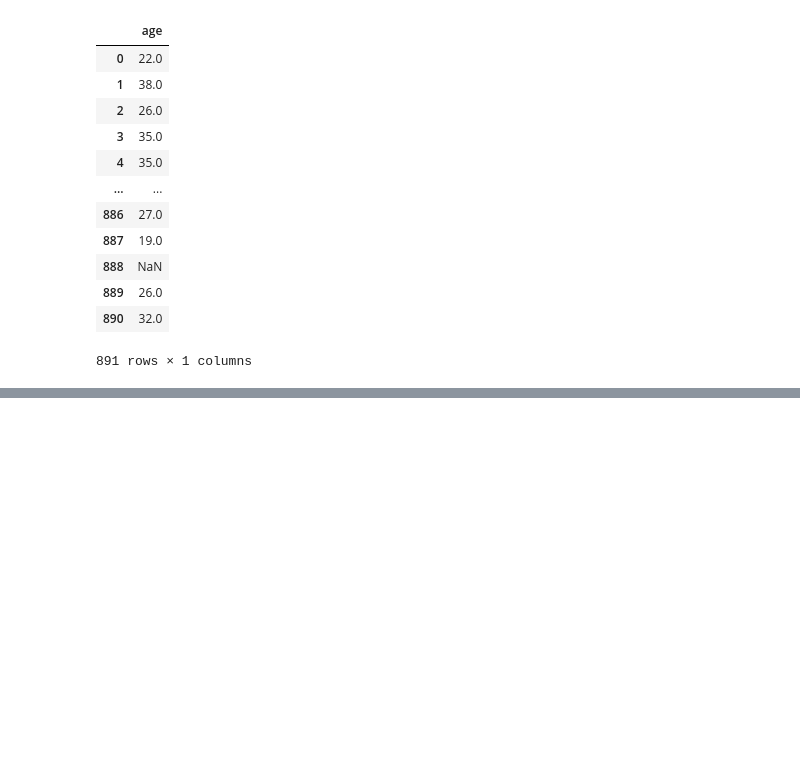
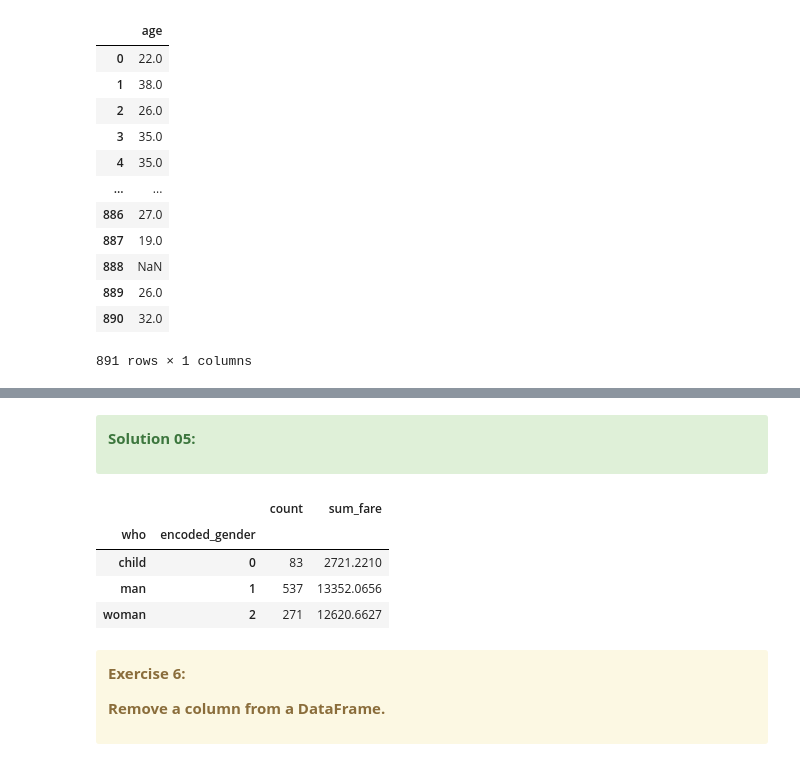
Before and after one commit to aziart/pandas-exercises, a Jupyter notebook: 12 - w3exercises/09 - Pandas Practice Sets/09 - 02 Mastering Pandas 100 Exercises.ipynb, the cells around one changed output, grey strips where cells are left out. Cells and saved outputs as stored; diff of their text form; code cells hidden in the pictures; blank space fills up the shorter version.

```diff
--- a/12 - w3exercises/09 - Pandas Practice Sets/09 - 02 Mastering Pandas 100 Exercises.ipynb
+++ b/12 - w3exercises/09 - Pandas Practice Sets/09 - 02 Mastering Pandas 100 Exercises.ipynb
@@ -170,0 +242,5 @@ Name: age, Length: 891, dtype: float64
+# %%
+path = '../data/'
+file_name = 'titanic.csv'
+df = pd.read_csv(path + file_name)
+df.head(20)
@@ -170,0 +265,38 @@ Name: age, Length: 891, dtype: float64
+# %% [markdown]
+<div class="alert alert-success">
+
+**Solution 05:**
+</div>
+# %%
+# Exercise 5:
+# Add a new column to an existing DataFrame.
+
+def adding_new_column(row):
+    if row['who'] == 'man':
+        return 1
+    elif row['who'] == 'woman':
+        return 2
+    else:
+        return 0
+
+df['encoded_gender'] = df.apply(adding_new_column, axis=1)
+
+#make sure all genders encoded
+df.groupby(by=['who', 'encoded_gender']).agg(
+    count = ('who','count')
+    , sum_fare = ('fare','sum')
+)
+# %% [output]
+|  |  | count | sum_fare |
+| who | encoded_gender |  |  |
+| child | 0 | 83 | 2721.2210 |
+| man | 1 | 537 | 13352.0656 |
+| woman | 2 | 271 | 12620.6627 |
+# %% [markdown]
+<div class="alert alert-warning">
+
+**Exercise 6:**
+
+**Remove a column from a DataFrame.**
+
+</div>
```
Also changed, not shown: parts of 9 cells of this notebook.
